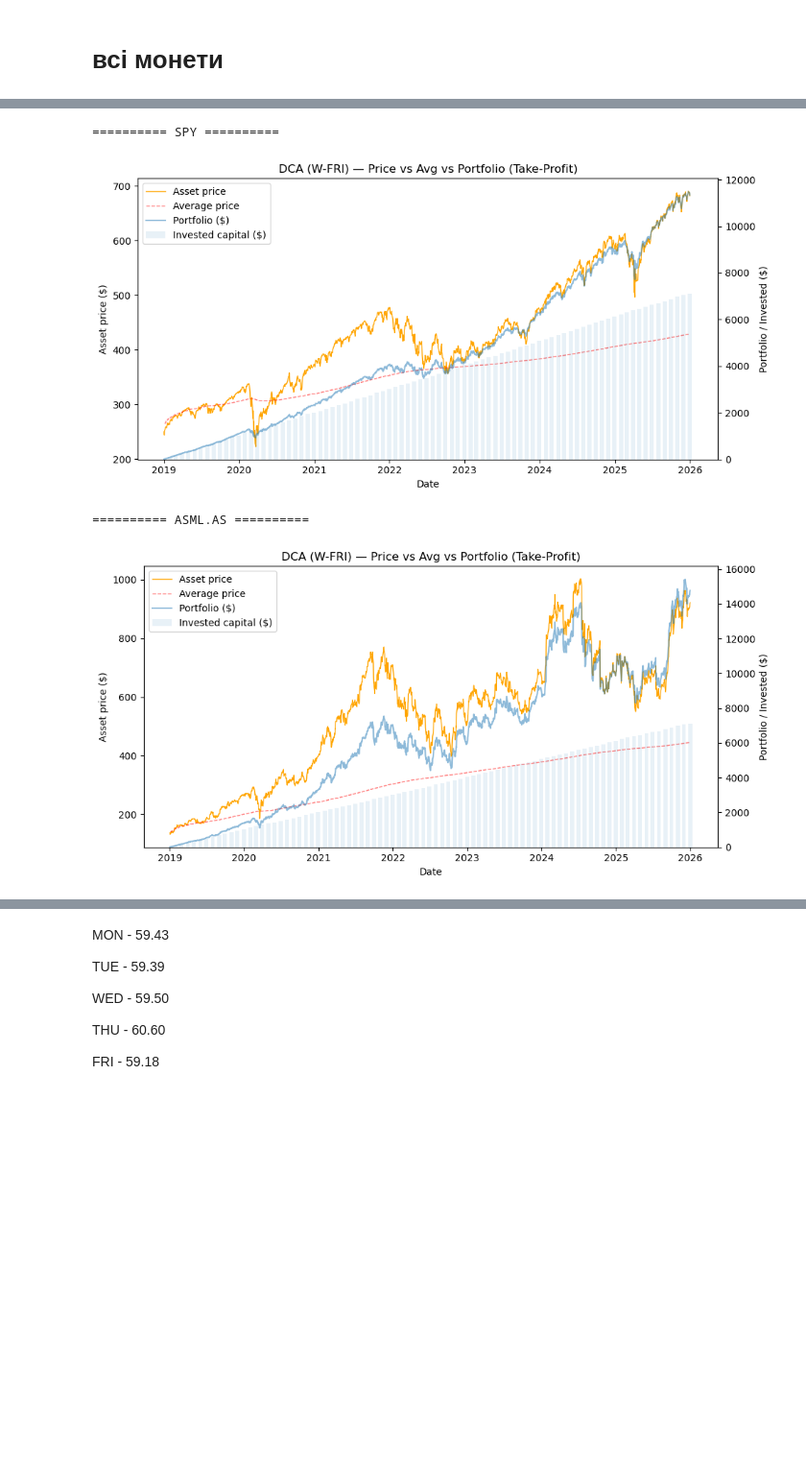
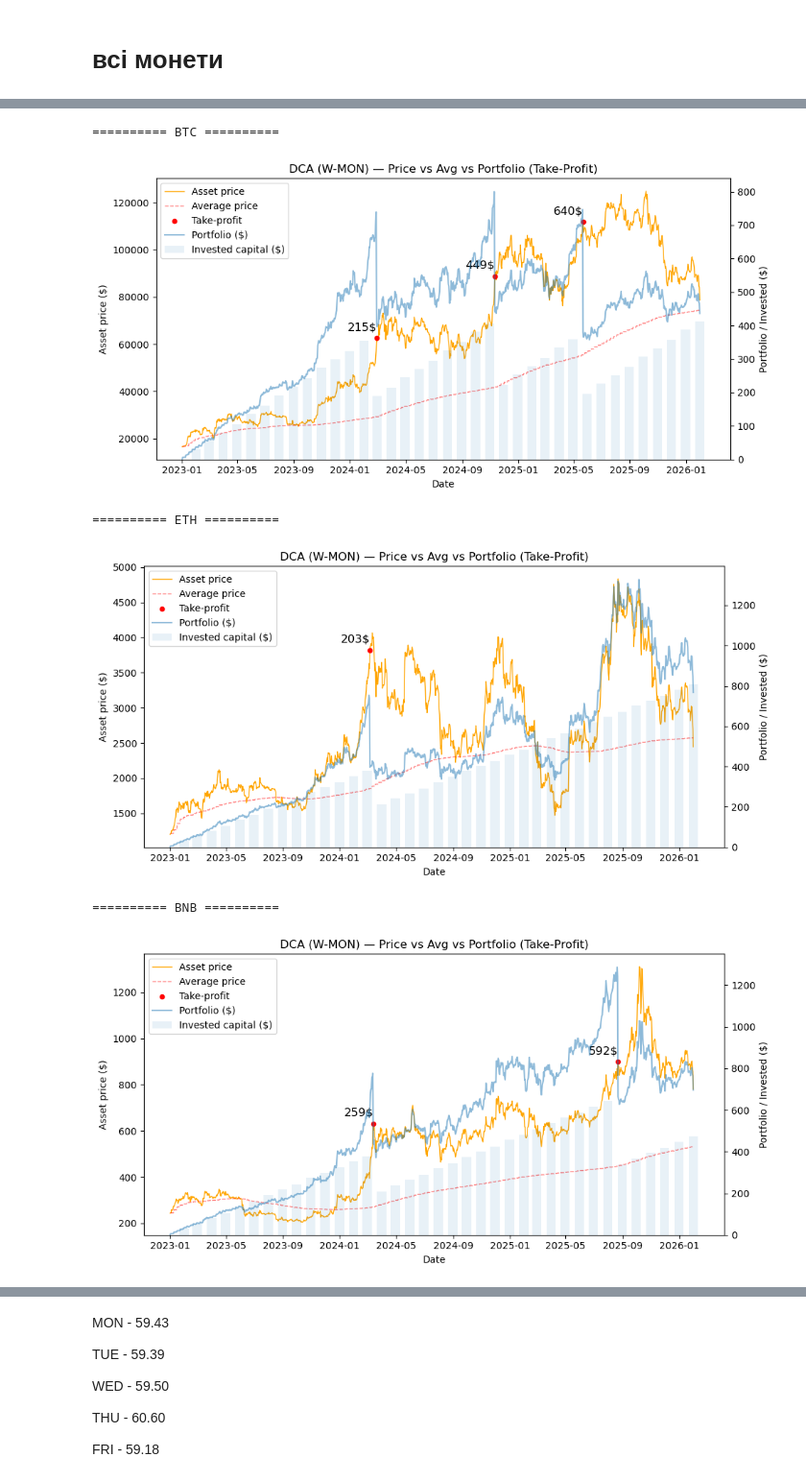
Before and after one commit to Familenko/backtest, a Jupyter notebook: test_backtest/test_dca.ipynb, the cells around one changed output, grey strips where cells are left out. Shown at 96% size. Drawn from its saved outputs; the diff is of its cells as text; code cells hidden in the pictures; blank space fills up the shorter version.

Commit message:
multiple 2

```diff
--- a/test_backtest/test_dca.ipynb
+++ b/test_backtest/test_dca.ipynb
@@ -6,8 +6,8 @@ import optuna
 
 from backtest import backtest_dca
 # %%
-# df_origin = pd.read_csv("crypto.csv", index_col=0, parse_dates=True)
-df_origin = pd.read_csv("stock.csv", index_col=0, parse_dates=True)
+df_origin = pd.read_csv("data/crypto.csv", index_col=0, parse_dates=True)
+# df_origin = pd.read_csv("stock.csv", index_col=0, parse_dates=True)
 # df_origin = pd.read_csv("ucits_etf_market.csv", index_col=0, parse_dates=True)
 
 df_origin = df_origin.dropna()
@@ -94,7 +94,7 @@ df_origin
 # df = df_origin["2025-01-01 00:00:00":].copy()
 
 df = df_origin.copy()
-df = df[['SPY', 'ASML.AS']]
+# df = df[['SPY', 'ASML.AS']]
 
 df
 # %% [output]
@@ -115,36 +115,38 @@ df
 # %%
 res = {}
 metric = {}
 
 selected_symbols = list(df.columns)[:10]
 total_investment = 10_000
 individual_investment = total_investment / len(selected_symbols)
 
 total_days = len(df)
 total_days = total_days // 7
 
 for symbol in selected_symbols:
     print("=" * 10, symbol, "=" * 10)
 
     invest_sum = individual_investment / total_days
 
     prices = df[symbol]
 
     dca_result_one, dca_metrics_one = backtest_dca(
         prices=prices,
         buy_amount=invest_sum,
-        freq="W-FRI",
+        freq="W-MON",
         available_sum=1_000_000,
-        fee=0.05,
+        fee=0.001,
         cooldown_days=180,
-        profit_multiple=30,
+        profit_multiple=2,
         plot=True
     )
 
     res[symbol] = dca_metrics_one
     metric[symbol] = dca_metrics_one
 # %% [output]
-========== SPY ==========
+========== BTC ==========
-[figure, old version]
+[figure, new version]
-========== ASML.AS ==========
+========== ETH ==========
-[figure, old version]
+[figure, new version]
+========== BNB ==========
+[figure, added]
```
Also changed, not shown: parts of 11 cells of this notebook, 3 other files.
